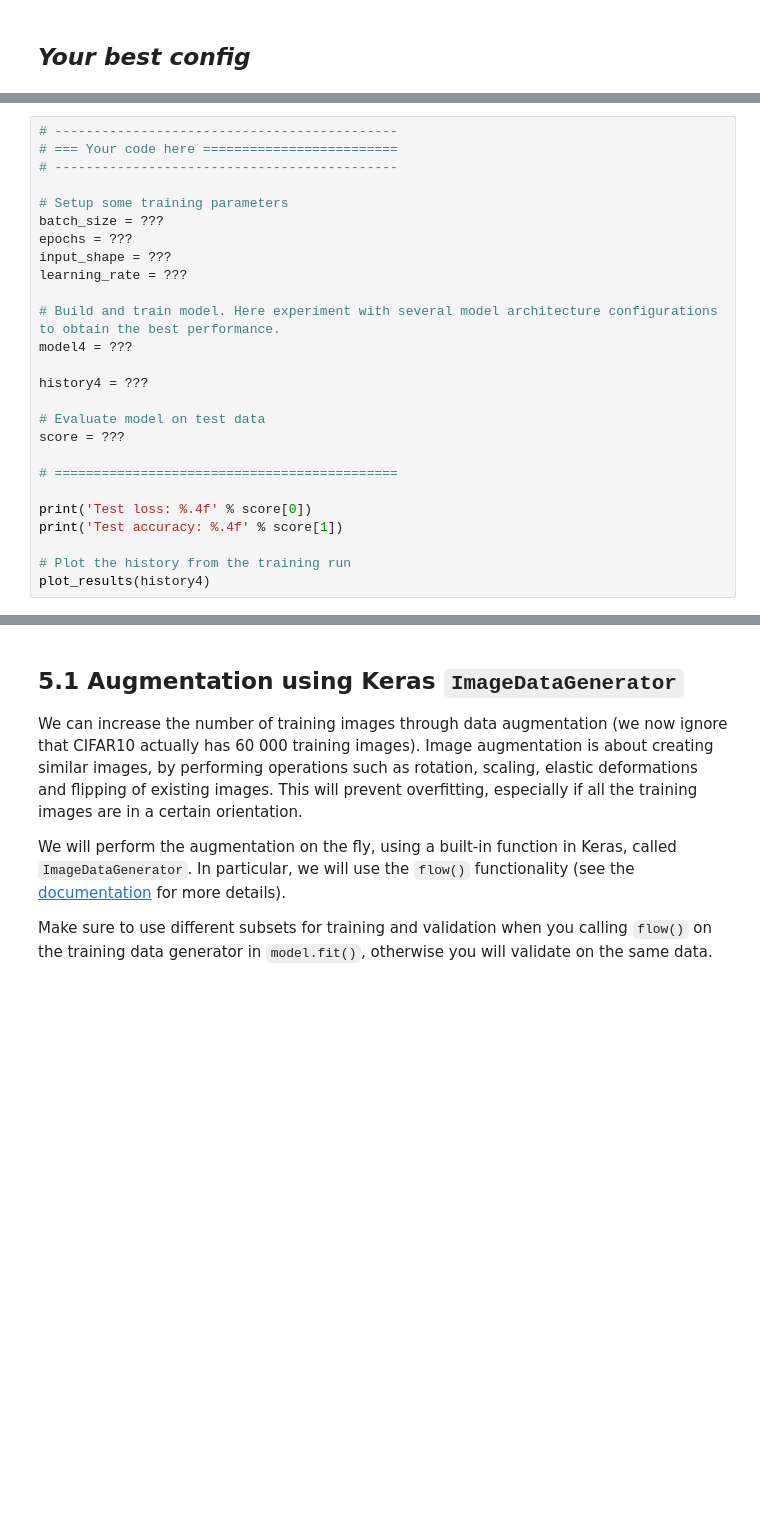
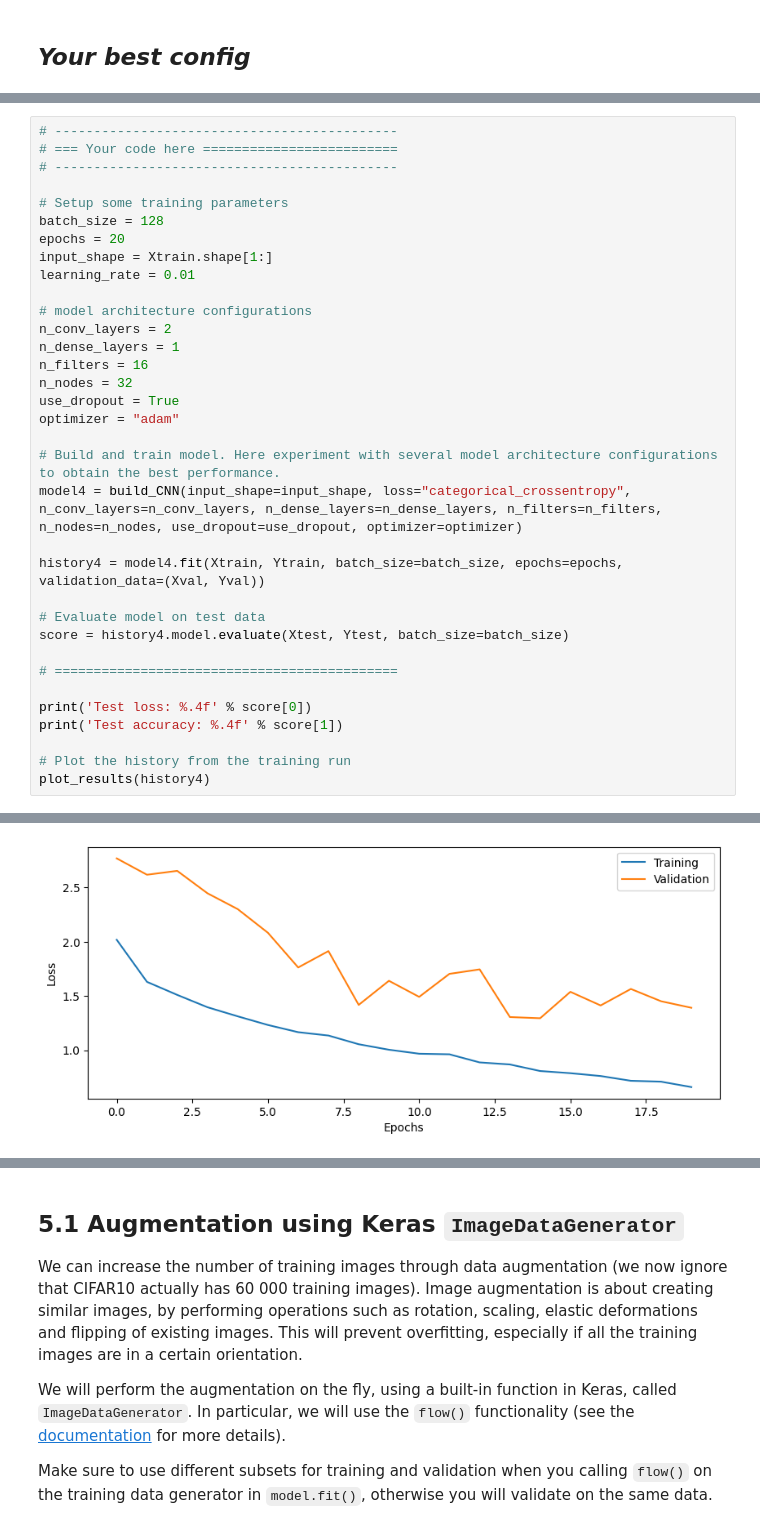
Before and after one commit to jakli758/dl_lab1, a Jupyter notebook: lab3/CNN_Lab.ipynb, the cells around one changed output, grey strips where cells are left out. Drawn from its saved outputs; the diff is of its cells as text; blank space fills up the shorter version.

```diff
--- a/lab3/CNN_Lab.ipynb
+++ b/lab3/CNN_Lab.ipynb
@@ -749,18 +782,26 @@ You have now seen the basic building blocks of a 2D CNN. To further improve perf
 # --------------------------------------------
 
 # Setup some training parameters
-batch_size = ???
-epochs = ???
-input_shape = ???
-learning_rate = ???
+batch_size = 128
+epochs = 20
+input_shape = Xtrain.shape[1:]
+learning_rate = 0.01
+
+# model architecture configurations
+n_conv_layers = 2
+n_dense_layers = 1
+n_filters = 16
+n_nodes = 32
+use_dropout = True
+optimizer = "adam"
 
 # Build and train model. Here experiment with several model architecture configurations to obtain the best performance.
-model4 = ???
+model4 = build_CNN(input_shape=input_shape, loss="categorical_crossentropy", n_conv_layers=n_conv_layers, n_dense_layers=n_dense_layers, n_filters=n_filters, n_nodes=n_nodes, use_dropout=use_dropout, optimizer=optimizer)
 
-history4 = ???
+history4 = model4.fit(Xtrain, Ytrain, batch_size=batch_size, epochs=epochs, validation_data=(Xval, Yval))
 
 # Evaluate model on test data
-score = ???
+score = history4.model.evaluate(Xtest, Ytest, batch_size=batch_size)
 
 # ============================================
 
@@ -769,3 +810,4 @@ print('Test accuracy: %.4f' % score[1])
 
 # Plot the history from the training run
 plot_results(history4)
+# %% [output]
@@ -771,0 +831 @@ plot_results(history4)
+[figure, added]
```
Also changed, not shown: parts of 32 cells of this notebook, 6 other files.
